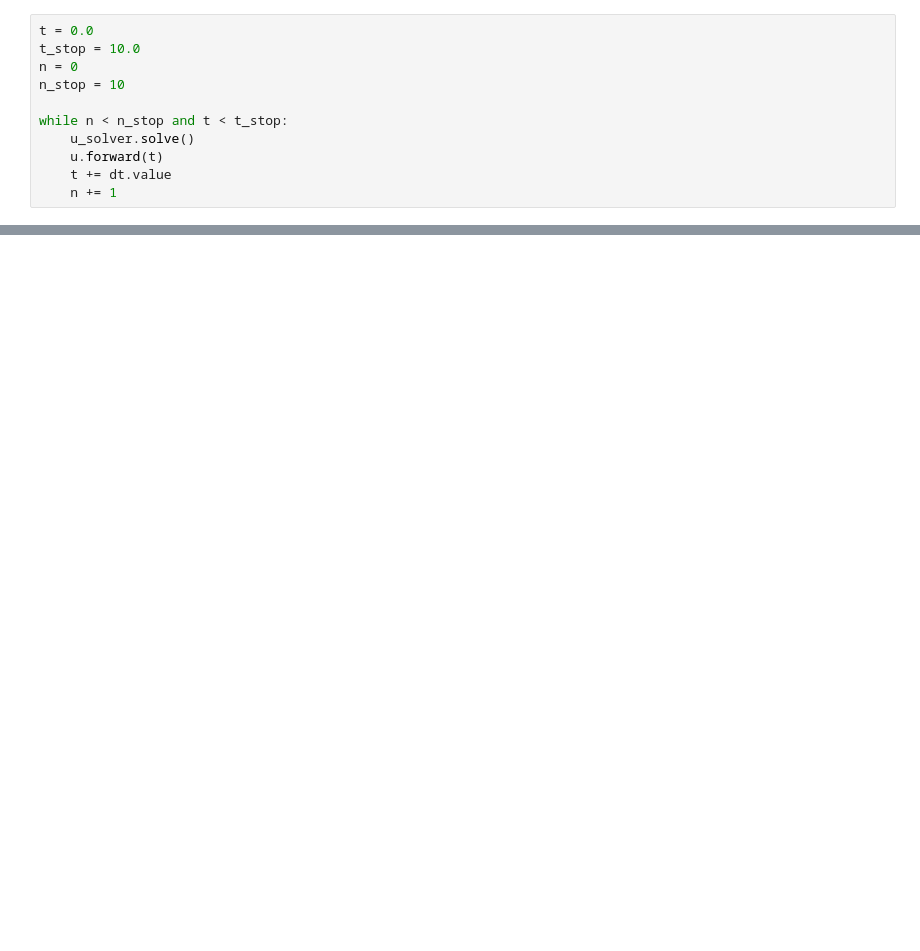
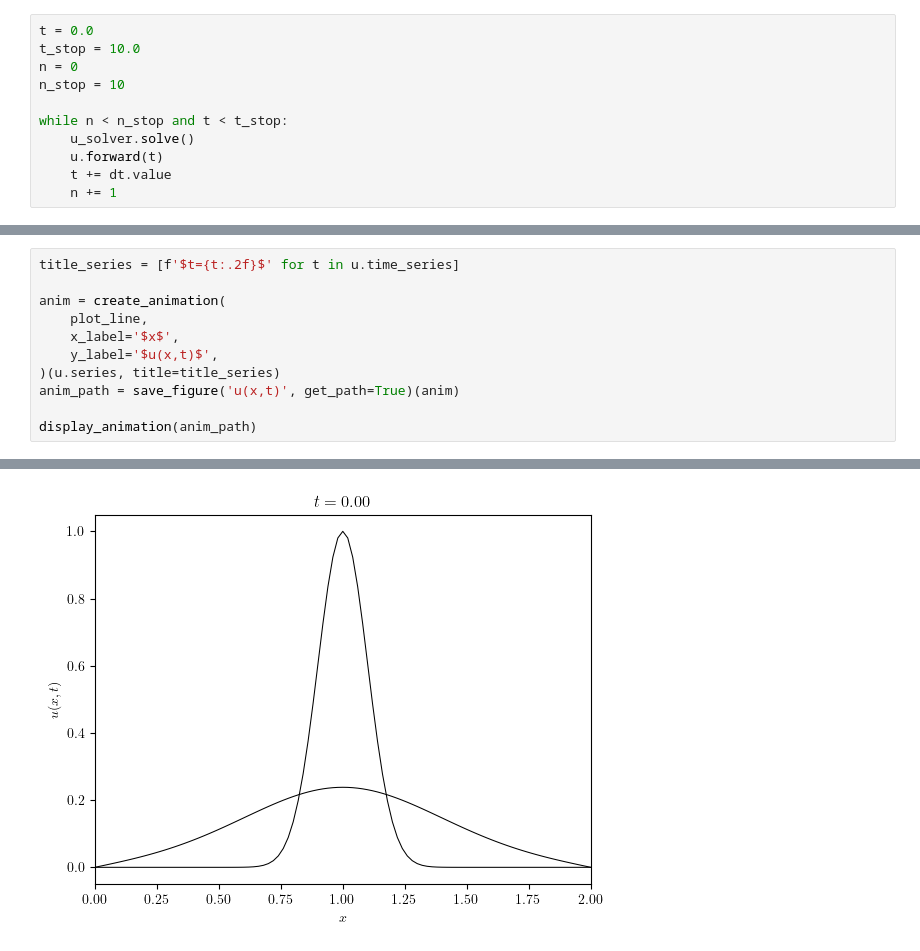
Before and after one commit to george-poole/LUCiFEx, a Jupyter notebook: demo/_build/jupyter_execute/notebooks/foundations/F02.1_diffusion_interval.ipynb, the cells around one changed output, grey strips where cells are left out. Drawn from its saved outputs; the diff is of its cells as text; blank space fills up the shorter version.

```diff
--- a/demo/_build/jupyter_execute/notebooks/foundations/F02.1_diffusion_interval.ipynb
+++ b/demo/_build/jupyter_execute/notebooks/foundations/F02.1_diffusion_interval.ipynb
@@ -73,0 +72,12 @@ Error:
+# %%
+title_series = [f'$t={t:.2f}$' for t in u.time_series]
+
+anim = create_animation(
+    plot_line,
+    x_label='$x$',
+    y_label='$u(x,t)$',
+)(u.series, title=title_series)
+anim_path = save_figure('u(x,t)', get_path=True)(anim)
+
+display_animation(anim_path)
+# %% [output]
@@ -73,0 +85 @@ Error:
+[figure, added]
```
Also changed, not shown: parts of 3 cells of this notebook, 31 other files.
